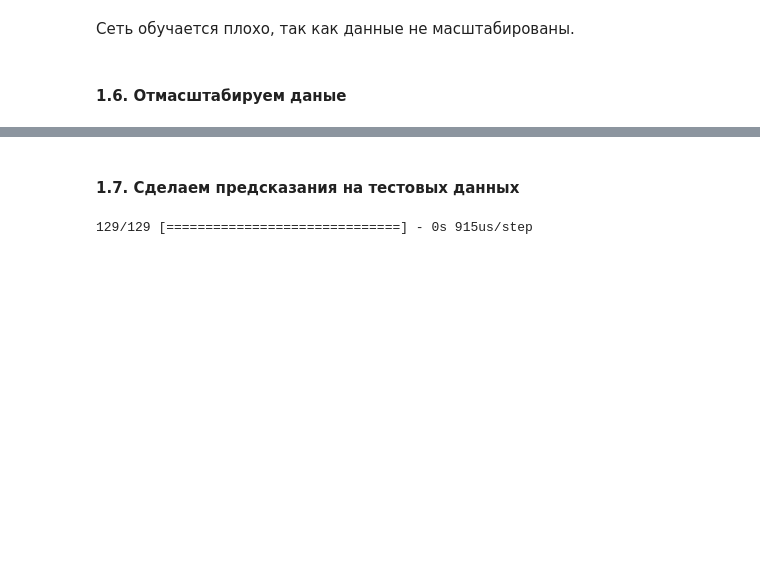
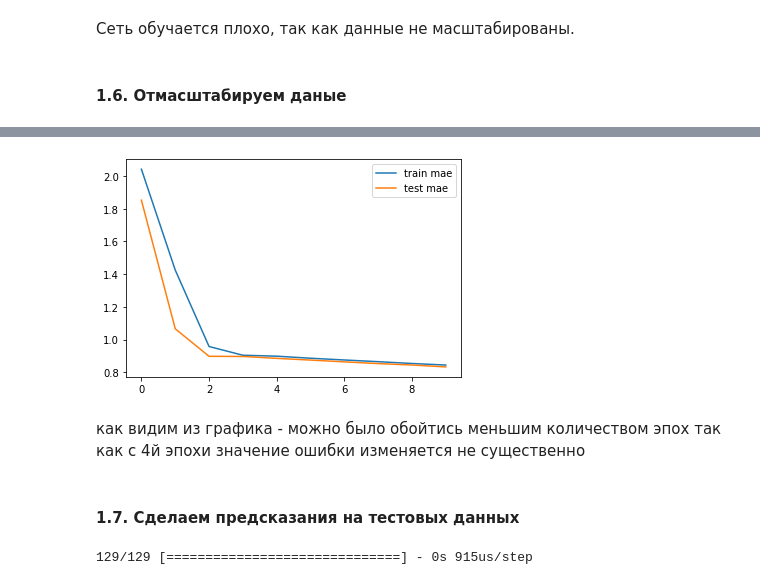
Before and after one commit to ArtemKarDev/keras_first_pra-tic, a Jupyter notebook: keras_first_praсtic.ipynb, the cells around one changed output, grey strips where cells are left out. Cells and saved outputs as stored; diff of their text form; code cells hidden in the pictures; blank space fills up the shorter version.

```diff
--- a/keras_first_praсtic.ipynb
+++ b/keras_first_praсtic.ipynb
@@ -161,3 +191,11 @@ Epoch 20/20
+# %%
+plt.plot(history.history['mae'], label='train mae')
+plt.plot(history.history['val_mae'], label='test mae')
+plt.legend();
+# %% [output]
+[figure, added]
+# %% [markdown]
+как видим из графика - можно было обойтись меньшим количеством эпох так как с 4й эпохи значение ошибки изменяется не существенно
 # %% [markdown]
 #### 1.7. Сделаем предсказания на тестовых данных
 # %%
```
Also changed, not shown: parts of 4 cells of this notebook.
